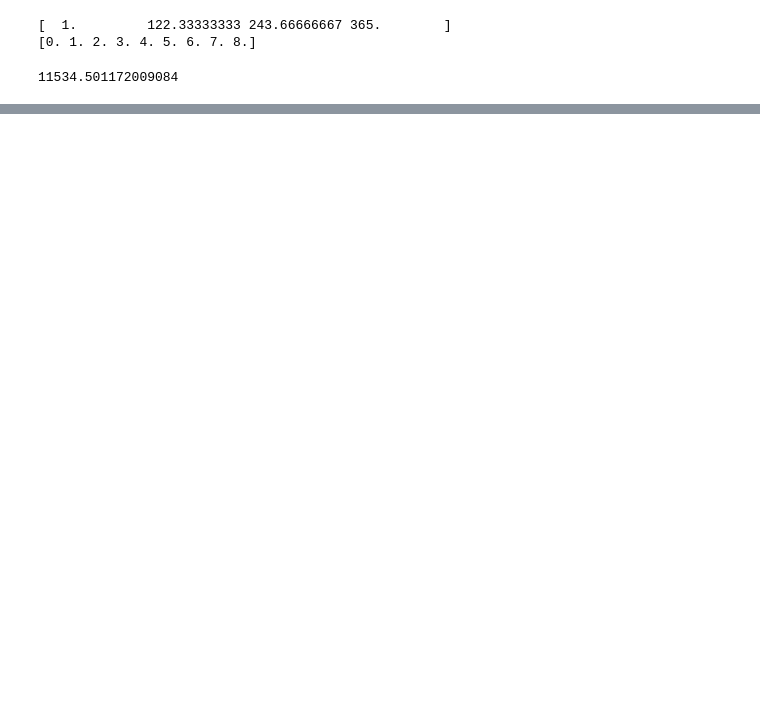
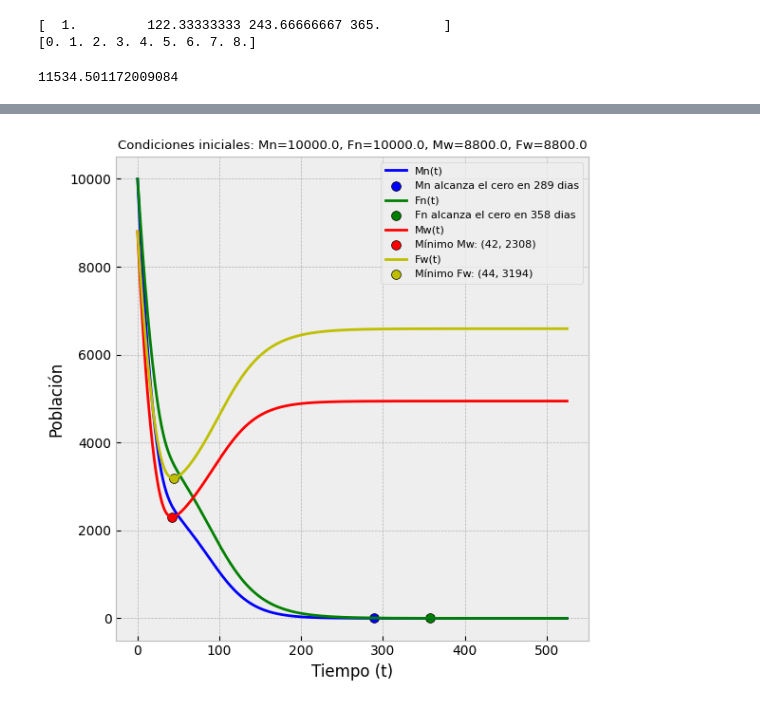
Before and after one commit to alemezrin/AproximacionNumericaDeCuencasDeAtraccionParaUnModeloDeWolbachiaConImperfecciones, a Jupyter notebook: 1_ModeloWolbachia4D_Imperfecto_(n=1,v=1,w=0).ipynb, the cells around one changed output, grey strips where cells are left out. Cells and saved outputs as stored; diff of their text form; code cells hidden in the pictures; blank space fills up the shorter version.

```diff
--- a/1_ModeloWolbachia4D_Imperfecto_(n=1,v=1,w=0).ipynb
+++ b/1_ModeloWolbachia4D_Imperfecto_(n=1,v=1,w=0).ipynb
@@ -360,3 +300,71 @@ graficaPE(numero_dias=365, Mn_c=Mn_c, Fn_c=Fn_c, Mw_c=Mw_c, Fw_c=Fw_c)
+# %%
+# Creación de gráficas 2D para los puntos minimos y puntos ceros
+def graficaReemplazo(numero_dias, Mn_r, Fn_r, Mw_r, Fw_r):
+    """
+    Grafica las poblaciones de mosquitos en función del tiempo, marcando:
+    - Los mínimos de Mw y Fw.
+    - El primer punto más cercano a 1 para Mn y Fn (pero menor a 1).
+
+    Args:
+      numero_dias (int): Número total de días para la simulación.
+      Mn_r (float): Población inicial de machos no infectados.
+      Fn_r (float): Población inicial de hembras no infectadas.
+      Mw_r (float): Población inicial de machos infectados.
+      Fw_r (float): Población inicial de hembras infectadas.
+    """
+    t = tiempo(numero_dias)  # Crear una vez el vector de tiempo
+    X_0 = [Mn_r, Fn_r, Mw_r, Fw_r]
+    solucion = odeint(wolbachia, X_0, tiempo(numero_dias))
+    Mn, Fn, Mw, Fw = solucion[:, 0], solucion[:, 1], solucion[:, 2], solucion[:, 3]
+
+    plt.figure(figsize=(6, 6))
+
+    #  Identificar el primer punto más cercano a 1 (pero menor a 1) para Mn y Fn
+    for poblacion, color, label in zip([Mn, Fn], ['b', 'g'], ['Mn', 'Fn']):
+        tiempo_cercano = None
+        poblacion_cercana = None
+
+        # Buscar el punto más cercano a 1, pero menor a 1
+        for i in range(len(poblacion)):
+            if poblacion[i] < 1:
+                tiempo_cercano = tiempo(numero_dias)[i]
+                poblacion_cercana = poblacion[i]
+                break  # Salir después de encontrar el primer punto válido
+
+
+        # Marcar el primer punto cercano a 1
+        if tiempo_cercano is not None:
+            plt.plot(t, poblacion, color=color, label=f'{label}(t)')  # Trayectoria completa
+            plt.scatter(tiempo_cercano, poblacion_cercana, color=color, edgecolor='k',
+                        label=f'{label} alcanza el cero en {tiempo_cercano:.0f} dias', s=50)
+
+        else:
+            idx_min = np.argmin(poblacion)  # Índice del mínimo
+            plt.plot(tiempo(numero_dias), poblacion, color=color, label=f'{label}(t)')
+            plt.scatter(tiempo(numero_dias)[idx_min], poblacion[idx_min], color=color, edgecolor='k',
+                      label=f'Mínimo {label}: ({tiempo(numero_dias)[idx_min]:.0f}, {poblacion[idx_min]:.0f})', s=50)
+
+    # Identificar mínimos para Mw y Fw
+    for poblacion, color, label in zip([Mw, Fw], ['r', 'y'], ['Mw', 'Fw']):
+        idx_min = np.argmin(poblacion)  # Índice del mínimo
+        plt.plot(tiempo(numero_dias), poblacion, color=color, label=f'{label}(t)')
+        plt.scatter(tiempo(numero_dias)[idx_min], poblacion[idx_min], color=color, edgecolor='k',
+                    label=f'Mínimo {label}: ({tiempo(numero_dias)[idx_min]:.0f}, {poblacion[idx_min]:.0f})', s=50)
+
+    # Configuración de la gráfica
+
+    plt.title(f"Condiciones iniciales: Mn={Mn_r:.1f}, Fn={Fn_r:.1f}, Mw={Mw_r:.1f}, Fw={Fw_r:.1f}", fontsize=9.5)
+    plt.xlabel('Tiempo (t)')
+    plt.ylabel('Población')
+    plt.legend(loc='best', fontsize=8)
+    plt.grid(True)
+    plt.tight_layout()
+    plt.show()
+
+# Ejemplo de uso
+graficaReemplazo(numero_dias=525, Mn_r=10000, Fn_r=10000, Mw_r=8800, Fw_r=8800)
+# %% [output]
+[figure, added]
 # %%
 # Listas para almacenar puntos de la cuenca de atracción
 bala_si = []  # Puntos de la Cuenca de Atracción de Ew (bala roja)
```
Also changed, not shown: parts of 7 cells of this notebook.
